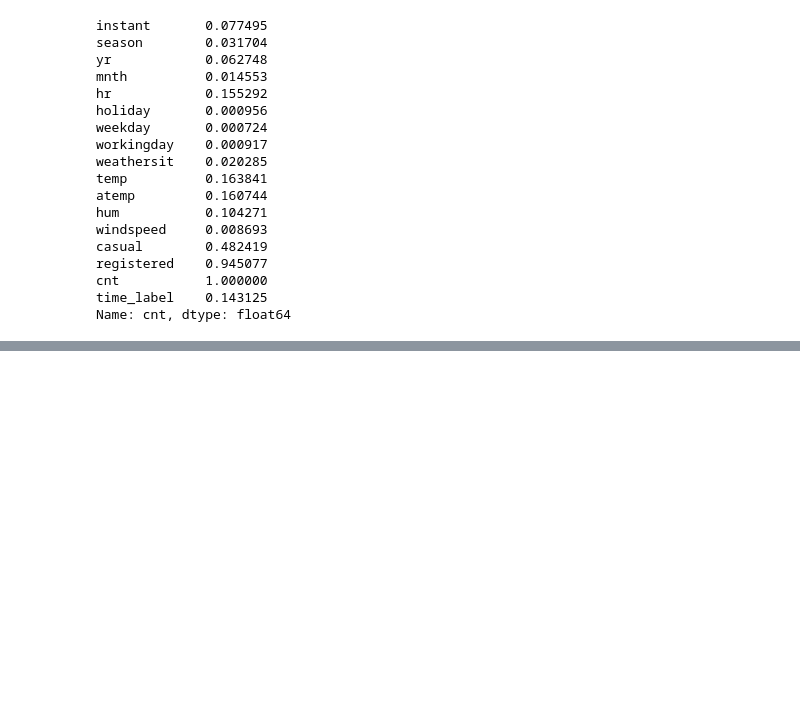
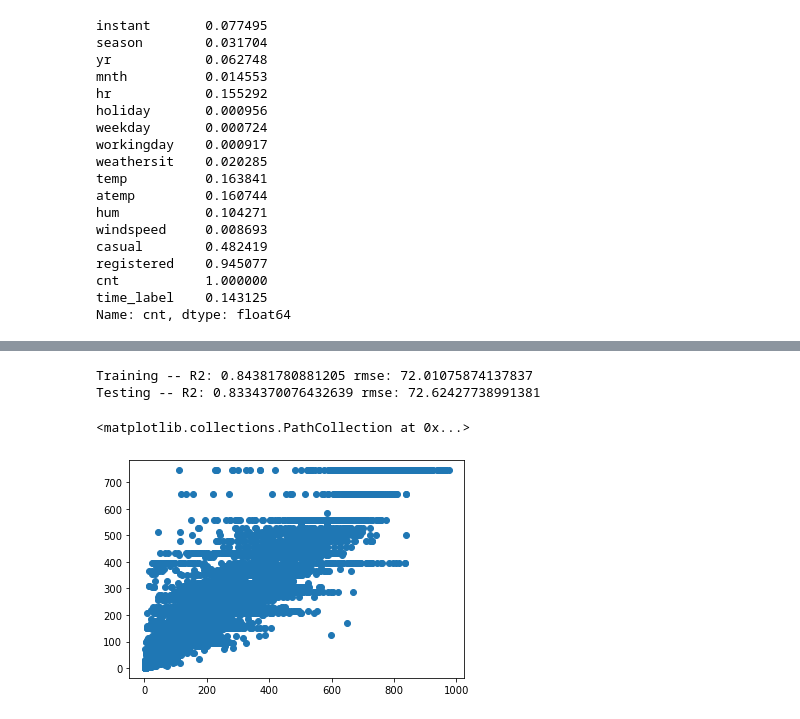
Before and after one commit to kobetryz/machine_learning_projects, a Jupyter notebook: Bike sharing/Bike rentals prediction.ipynb, the cells around one changed output, grey strips where cells are left out. Saved outputs shown, nothing was run; the diff lists cells and outputs as text; code cells hidden in the pictures; blank space fills up the shorter version.

Commit message:
models built

```diff
--- a/Bike sharing/Bike rentals prediction.ipynb
+++ b/Bike sharing/Bike rentals prediction.ipynb
@@ -189,0 +266,15 @@ Name: cnt, dtype: float64
+# %%
+##.  DecisionTreeRegressor
+dec_model = DecisionTreeRegressor(max_depth=8,random_state=5)
+dec_model.fit(X_train,y_train)
+train_pred=dec_model.predict(X_train)
+test_pred = dec_model.predict(X_test)
+
+print('Training -- R2:', r2_score(y_train, train_pred), 'rmse:', mean_squared_error(y_train, train_pred)**0.5)
+print('Testing -- R2:', r2_score(y_test, test_pred), 'rmse:', mean_squared_error(y_test, test_pred)**0.5)
+plt.scatter(y_train, train_pred)
+# %% [output]
+Training -- R2: 0.84381780881205 rmse: 72.01075874137837
+Testing -- R2: 0.8334370076432639 rmse: 72.62427738991381
+<matplotlib.collections.PathCollection at 0x...>
+[figure, added]
```
Also changed, not shown: parts of 12 cells of this notebook.
